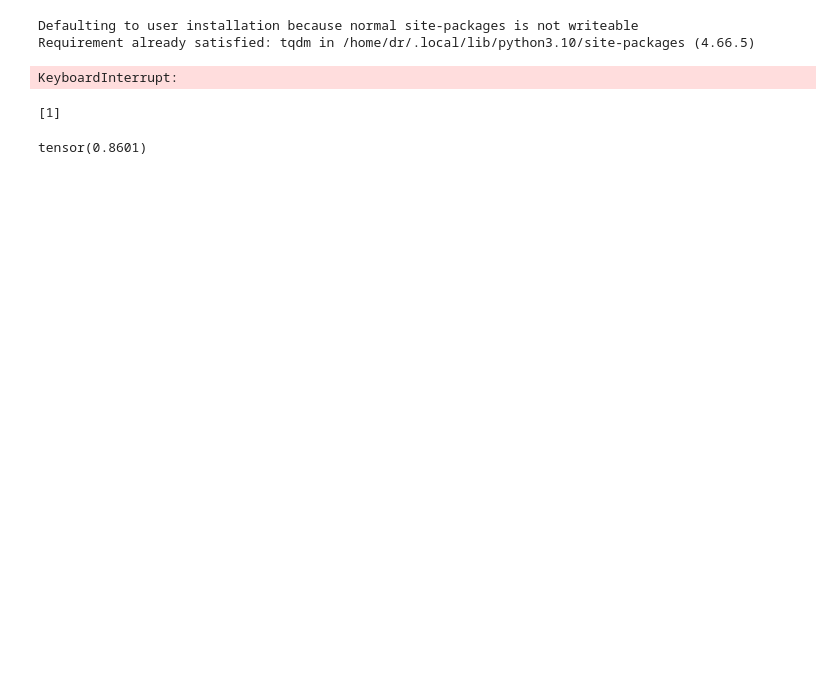
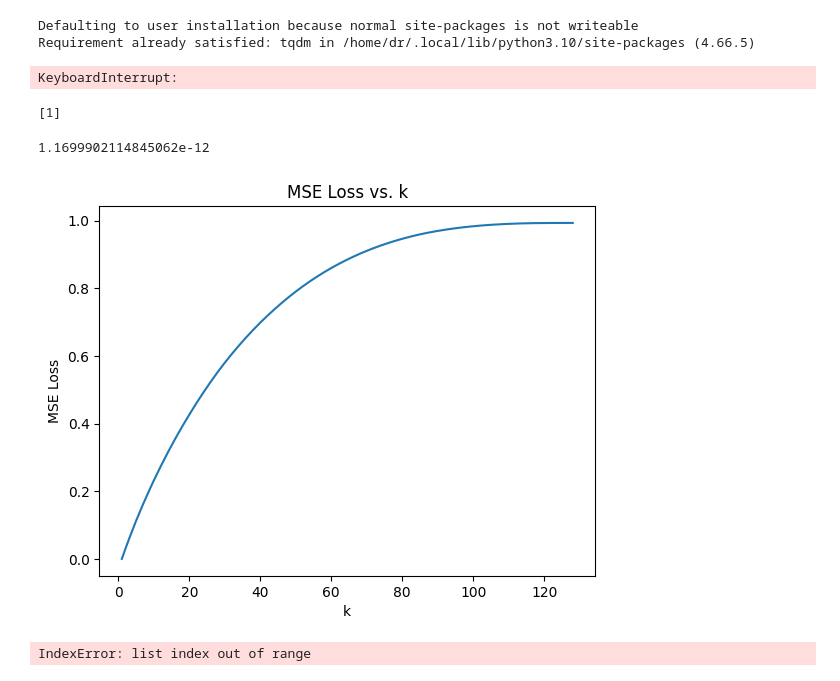
Before and after one commit to bestkojima/svd_diffusion, a Jupyter notebook: project_svd/utils_test.ipynb, the cells around one changed output. Drawn from its saved outputs; the diff is of its cells as text; code cells hidden in the pictures; blank space fills up the shorter version.

```diff
--- a/project_svd/utils_test.ipynb
+++ b/project_svd/utils_test.ipynb
@@ -70,10 +70,35 @@ c[0:1]
 # %% [output]
 [1]
 # %%
-matrix = torch.randn(2,3,3,3)
-c=svd_batch(matrix,2)
+matrix = torch.randn(2,3,128,128)
+c=svd_batch(matrix,1)
+
 from torch.nn import functional as F
-z=F.mse_loss(c,matrix)
+z=F.mse_loss(c,matrix).item()
 print(z)
 # %% [output]
-tensor(0.8601)
+1.1699902114845062e-12
+# %%
+z_values = []
+import torch
+from torch.nn import functional as F
+import matplotlib.pyplot as plt
+# 使用 for 循环记录 z 的值
+for k in range(1, 129):
+    c = svd_batch(matrix, k)
+    z = F.mse_loss(c, matrix)
+
+    z_values.append(z.item())
+
+#使用 matplotlib 显示 z 的值
+plt.plot(range(1, 129), z_values)
+plt.xlabel('k')
+plt.ylabel('MSE Loss')
+plt.title('MSE Loss vs. k')
+plt.show()
+# %% [output]
+[figure, added]
+# %%
+z_values[0]
+# %% [output]
+IndexError: list index out of range
```
Also changed, not shown: parts of 4 cells of this notebook, 21 other files.
